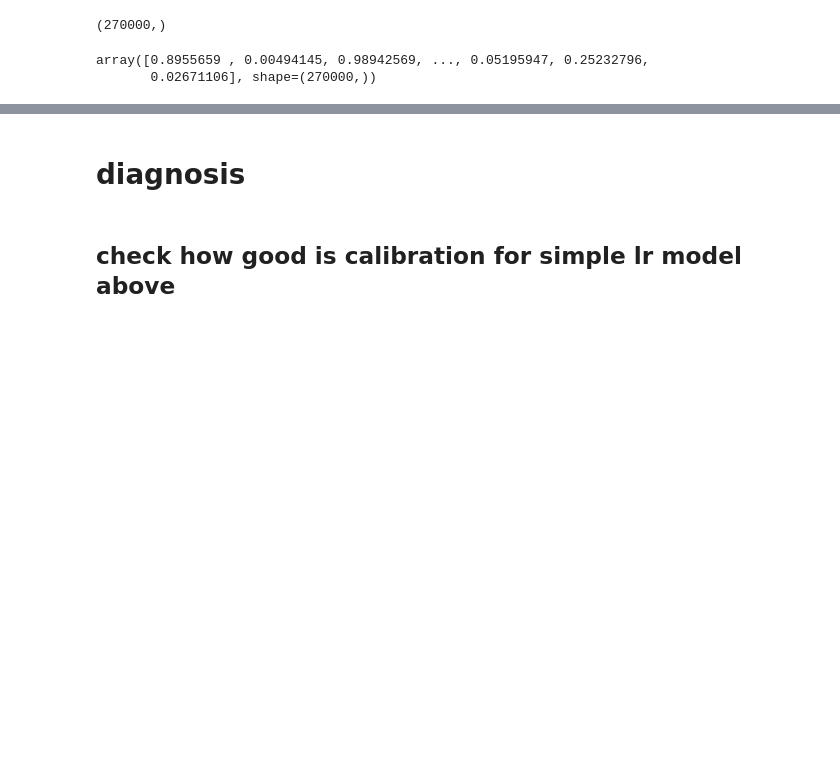
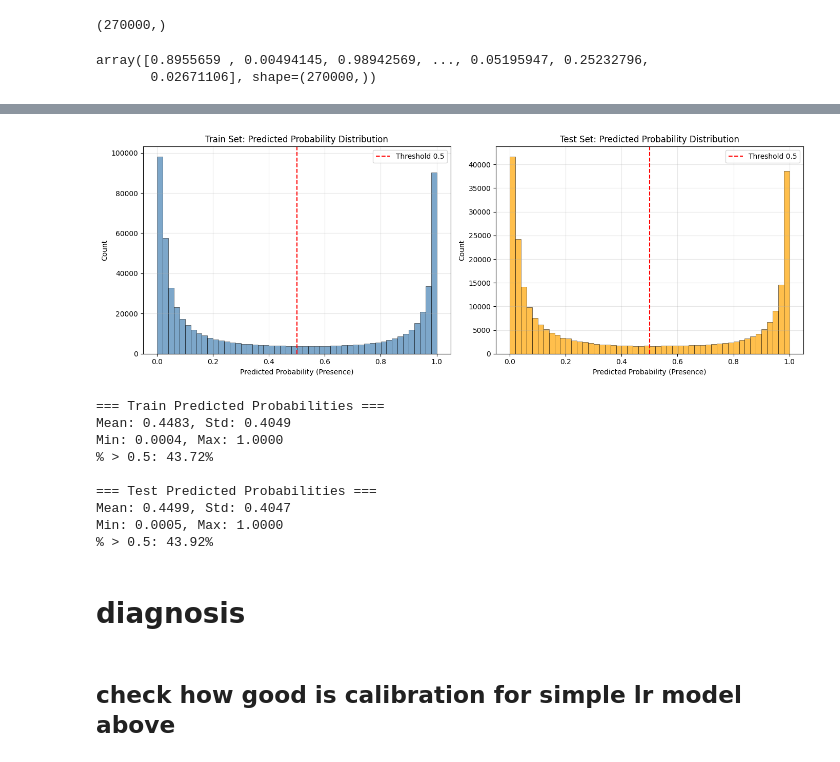
Before and after one commit to alwaysandeep/ml-experiments, a Jupyter notebook: experiments/kaggle/playground-feb-26-edition.ipynb, the cells around one changed output, grey strips where cells are left out. Saved outputs shown, nothing was run; the diff lists cells and outputs as text; code cells hidden in the pictures; blank space fills up the shorter version.

```diff
--- a/experiments/kaggle/playground-feb-26-edition.ipynb
+++ b/experiments/kaggle/playground-feb-26-edition.ipynb
@@ -646,0 +737,45 @@ sub_df.to_csv('baseline_submission_simplelogistic.csv', index=False)
+# %%
+fig, axes = plt.subplots(1, 2, figsize=(14, 5))
+
+# Train predicted probabilities (from CV full model)
+axes[0].hist(full_train_probs, bins=50, alpha=0.7, color='steelblue', edgecolor='black', linewidth=0.5)
+axes[0].set_xlabel('Predicted Probability (Presence)')
+axes[0].set_ylabel('Count')
+axes[0].set_title('Train Set: Predicted Probability Distribution')
+axes[0].axvline(x=0.5, color='red', linestyle='--', label='Threshold 0.5')
+axes[0].legend()
+axes[0].grid(True, alpha=0.3)
+
+# Test predicted probabilities
+axes[1].hist(tst_preds_cv, bins=50, alpha=0.7, color='orange', edgecolor='black', linewidth=0.5)
+axes[1].set_xlabel('Predicted Probability (Presence)')
+axes[1].set_ylabel('Count')
+axes[1].set_title('Test Set: Predicted Probability Distribution')
+axes[1].axvline(x=0.5, color='red', linestyle='--', label='Threshold 0.5')
+axes[1].legend()
+axes[1].grid(True, alpha=0.3)
+
+plt.tight_layout()
+plt.show()
+
+# Summary stats
+print("=== Train Predicted Probabilities ===")
+print(f"Mean: {full_train_probs.mean():.4f}, Std: {full_train_probs.std():.4f}")
+print(f"Min: {full_train_probs.min():.4f}, Max: {full_train_probs.max():.4f}")
+print(f"% > 0.5: {(full_train_probs > 0.5).mean():.2%}")
+
+print(f"\n=== Test Predicted Probabilities ===")
+print(f"Mean: {tst_preds_cv.mean():.4f}, Std: {tst_preds_cv.std():.4f}")
+print(f"Min: {tst_preds_cv.min():.4f}, Max: {tst_preds_cv.max():.4f}")
+print(f"% > 0.5: {(tst_preds_cv > 0.5).mean():.2%}")
+# %% [output]
+[figure, added]
+=== Train Predicted Probabilities ===
+Mean: 0.4483, Std: 0.4049
+Min: 0.0004, Max: 1.0000
+% > 0.5: 43.72%
+
+=== Test Predicted Probabilities ===
+Mean: 0.4499, Std: 0.4047
+Min: 0.0005, Max: 1.0000
+% > 0.5: 43.92%
```
Also changed, not shown: parts of 33 cells of this notebook, 13 other files.
